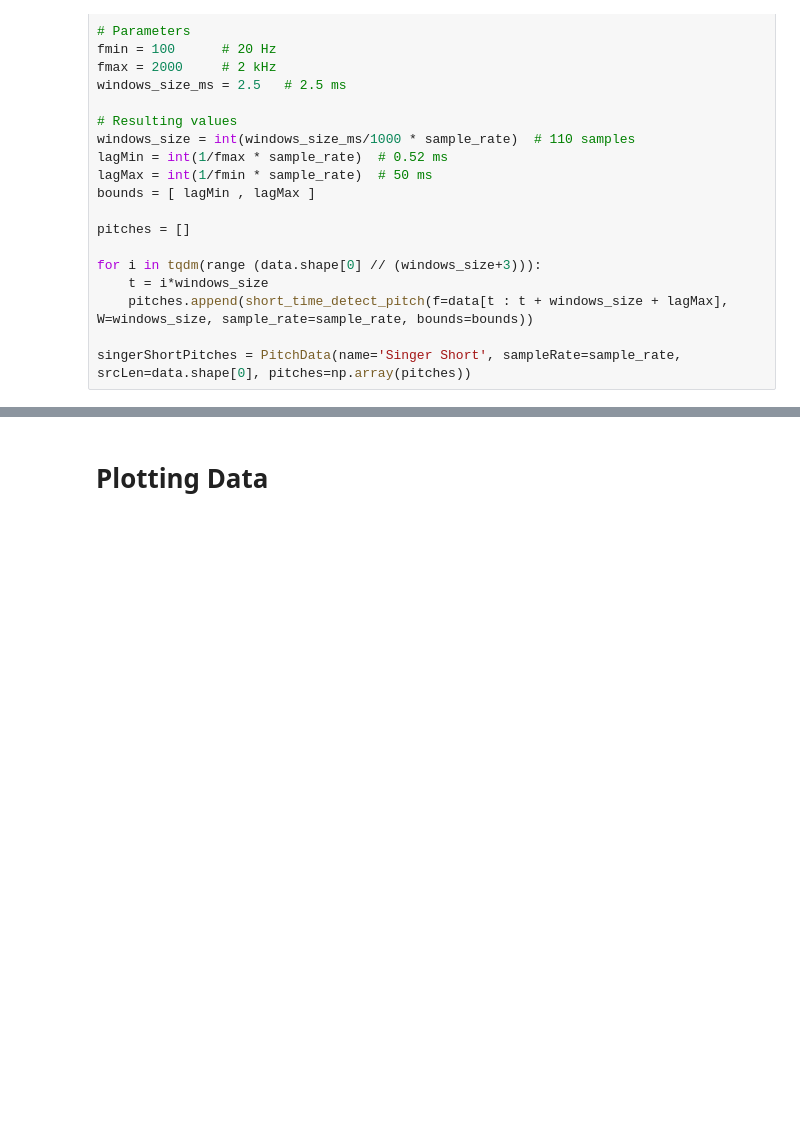
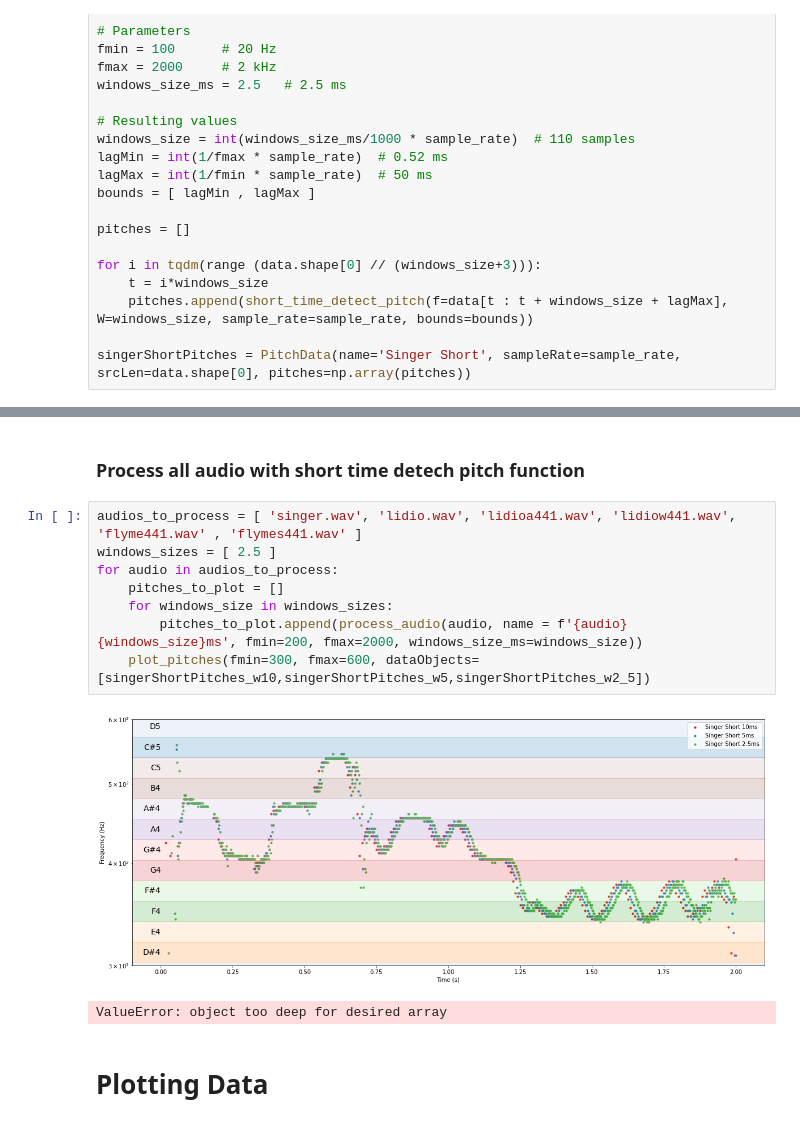
Before and after one commit to PabloSML/Pitch-Tracking, a Jupyter notebook: Notebooks/yin.ipynb, the cells around one changed output, grey strips where cells are left out. Cells and saved outputs as stored; diff of their text form; blank space fills up the shorter version.

```diff
--- a/Notebooks/yin.ipynb
+++ b/Notebooks/yin.ipynb
@@ -307,3 +333,16 @@ plot_pitches(fmin=300, fmax=600, dataObjects=[singerShortPitches])
+# %% [markdown]
+### Process all audio with short time detech pitch function
+# %%
+audios_to_process = [ 'singer.wav', 'lidio.wav', 'lidioa441.wav', 'lidiow441.wav', 'flyme441.wav' , 'flymes441.wav' ]
+windows_sizes = [ 2.5 ]
+for audio in audios_to_process:
+    pitches_to_plot = []
+    for windows_size in windows_sizes:
+        pitches_to_plot.append(process_audio(audio, name = f'{audio} {windows_size}ms', fmin=200, fmax=2000, windows_size_ms=windows_size))
+    plot_pitches(fmin=300, fmax=600, dataObjects=[singerShortPitches_w10,singerShortPitches_w5,singerShortPitches_w2_5])
+# %% [output]
+[figure, added]
+ValueError: object too deep for desired array
 # %% [markdown]
 # Plotting Data
 # %%
```
Also changed, not shown: parts of 11 cells of this notebook.
